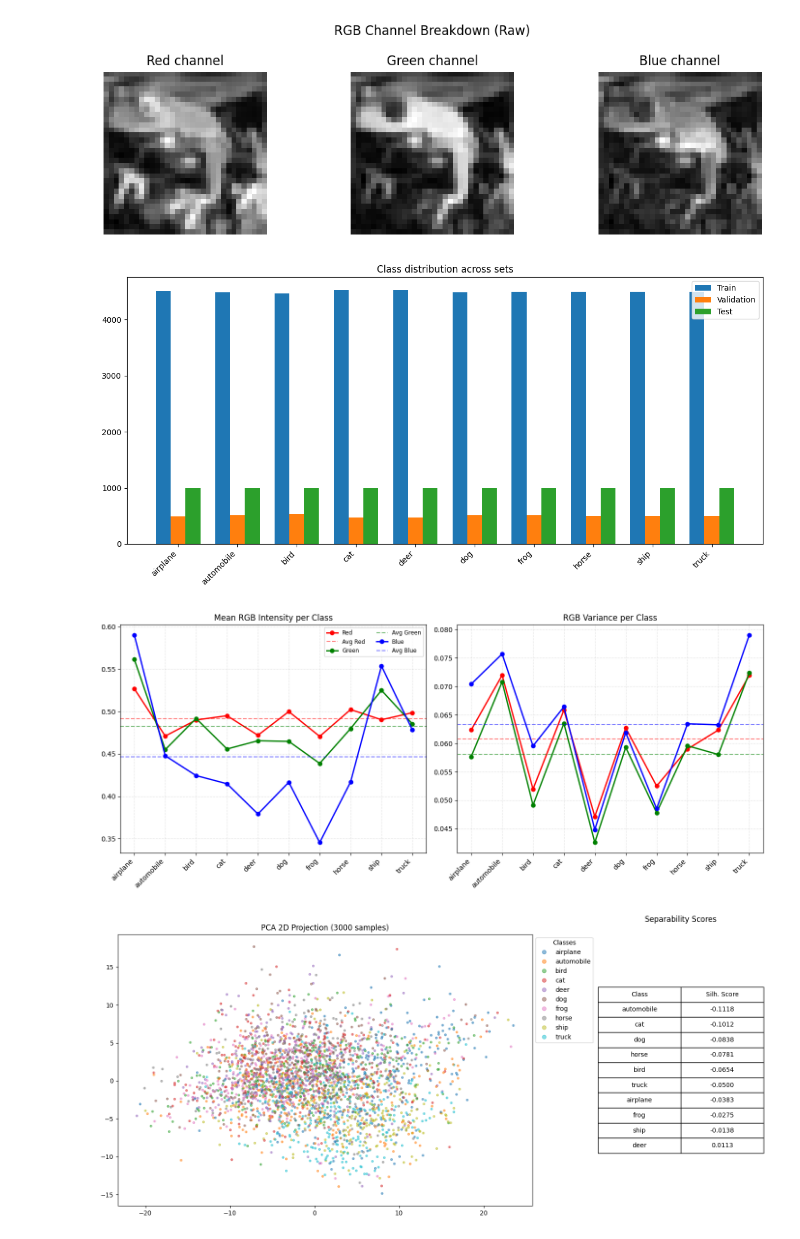
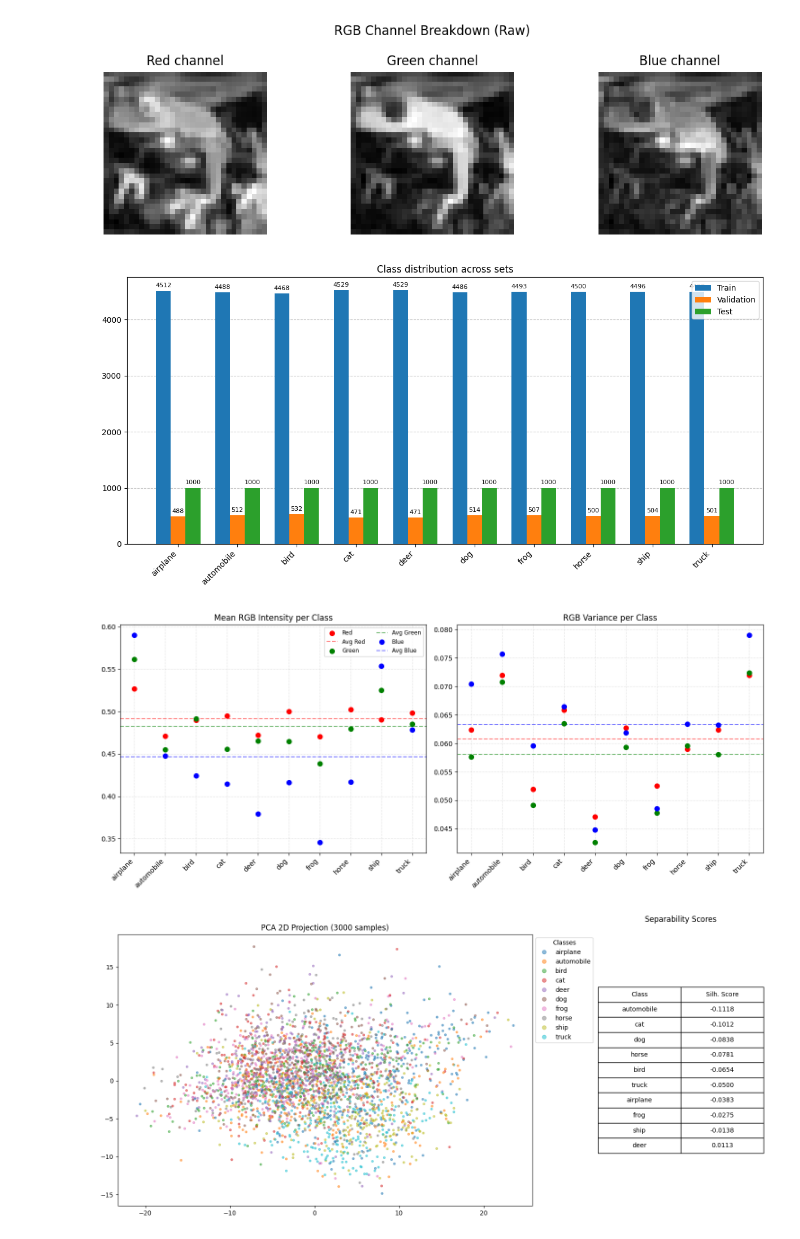
Before and after one commit to Rave-Cohen/DeepLearning_Ass_1, a Jupyter notebook: assignment_1_new_vers copy.ipynb, the cells around one changed output. Saved outputs shown, nothing was run; the diff lists cells and outputs as text; code cells hidden in the pictures.

```diff
--- a/assignment_1_new_vers.ipynb
+++ b/assignment_1_new_vers copy.ipynb
@@ -134,6 +132,10 @@ Image shape (C, H, W): torch.Size([3, 32, 32]) | Label: 6
 [figure]
 # %%
 # %%
+import numpy as np
+import matplotlib.pyplot as plt
+import matplotlib.ticker as ticker
+
 def plot_class_distribution(train_dataset, val_dataset, test_dataset):
     label_names = test_dataset.classes
     num_classes = len(label_names)
@@ -146,20 +148,36 @@ def plot_class_distribution(train_dataset, val_dataset, test_dataset):
     x = np.arange(num_classes)
     bar_width = 0.25
     fig, ax = plt.subplots(figsize=(12, 6))
-    ax.bar(x - bar_width, train_counts, width=bar_width, label="Train")
-    ax.bar(x, val_counts, width=bar_width, label="Validation")
-    ax.bar(x + bar_width, test_counts, width=bar_width, label="Test")
 
-    ax.set_xticks(x); ax.set_xticklabels(label_names, rotation=45, ha='right')
+    # Store the returned bars in variables and set zorder so they stay in front of grid lines
+    bars_train = ax.bar(x - bar_width, train_counts, width=bar_width, label="Train", zorder=3)
+    bars_val = ax.bar(x, val_counts, width=bar_width, label="Validation", zorder=3)
+    bars_test = ax.bar(x + bar_width, test_counts, width=bar_width, label="Test", zorder=3)
+
+    # 1. Print the result numbers above each bar
+    # padding=3 adds a tiny gap between the bar and the text
+    ax.bar_label(bars_train, padding=3, fmt='%d', fontsize=8)
+    ax.bar_label(bars_val, padding=3, fmt='%d', fontsize=8)
+    ax.bar_label(bars_test, padding=3, fmt='%d', fontsize=8)
+
+    # 2. Add horizontal lines at every 1k values on the y-axis
+    ax.yaxis.set_major_locator(ticker.MultipleLocator(1000))
+    ax.grid(axis='y', linestyle='--', alpha=0.7, zorder=0)
+
+    ax.set_xticks(x)
+    ax.set_xticklabels(label_names, rotation=45, ha='right')
     ax.set_title("Class distribution across sets")
-    ax.legend(); fig.tight_layout()
+
+    # Move legend slightly out of the way so it doesn't block the new text labels
+    ax.legend(loc='upper right')
+    fig.tight_layout()
     return fig
 
 fig_dist = plot_class_distribution(train_dataset, val_dataset, test_dataset)
-save_figure(fig_dist, "class_distribution_train_val_test.png"); plt.show()
+save_figure(fig_dist, "class_distribution_train_val_test.png")
+plt.show()
 # %% [output]
-[figure, old version]
+[figure, new version]
-# %%
 # %%
 def compute_class_rgb_stats(dataset):
     num_classes = len(dataset.dataset.classes)
@@ -185,44 +203,44 @@ def plot_rgb_stats(class_means, class_vars, class_names):
     # Calculate global averages (mean of all classes) for the reference lines
     global_means = np.mean(class_means, axis=0)
     global_vars = np.mean(class_vars, axis=0)
 
     # 1. Mean RGB Intensity Plot
     for i in range(3):
-        # Line graph for each class
-        axes[0].plot(x, class_means[:, i], color=colors[i], marker='o', label=labels[i], linewidth=2)
+        # Scatter plot for each class (NO connecting lines)
+        axes[0].scatter(x, class_means[:, i], color=colors[i], marker='o', label=labels[i], s=50, zorder=3)
         # Horizontal dashed line for the global mean of that color
-        axes[0].axhline(global_means[i], color=colors[i], linestyle='--', alpha=0.5, label=f'Avg {labels[i]}')
+        axes[0].axhline(global_means[i], color=colors[i], linestyle='--', alpha=0.5, label=f'Avg {labels[i]}', zorder=2)
 
     axes[0].set_title("Mean RGB Intensity per Class")
     axes[0].set_xticks(x)
     axes[0].set_xticklabels(class_names, rotation=45, ha='right')
-    axes[0].grid(True, linestyle=':', alpha=0.6)
+    axes[0].grid(True, linestyle=':', alpha=0.6, zorder=0)
     axes[0].legend(loc='upper right', fontsize='small', ncol=2)
 
     # 2. RGB Variance Plot
     for i in range(3):
-        # Line graph for each class
-        axes[1].plot(x, class_vars[:, i], color=colors[i], marker='o', linewidth=2)
+        # Scatter plot for each class (NO connecting lines)
+        axes[1].scatter(x, class_vars[:, i], color=colors[i], marker='o', s=50, zorder=3)
         # Horizontal dashed line for the global average variance of that color
-        axes[1].axhline(global_vars[i], color=colors[i], linestyle='--', alpha=0.5)
+        axes[1].axhline(global_vars[i], color=colors[i], linestyle='--', alpha=0.5, zorder=2)
 
     axes[1].set_title("RGB Variance per Class")
     axes[1].set_xticks(x)
     axes[1].set_xticklabels(class_names, rotation=45, ha='right')
-    axes[1].grid(True, linestyle=':', alpha=0.6)
+    axes[1].grid(True, linestyle=':', alpha=0.6, zorder=0)
 
     fig.tight_layout()
     return fig
 
 # Execute the updated logic
 class_means, class_vars = compute_class_rgb_stats(train_dataset)
 fig_rgb_stats = plot_rgb_stats(class_means, class_vars, train_dataset.dataset.classes)
 
-# Save and show
-save_figure(fig_rgb_stats, "rgb_stats_per_class_lined.png")
+# Save and show (updated filename)
+save_figure(fig_rgb_stats, "rgb_stats_per_class_scatter.png")
 plt.show()
 # %% [output]
-[figure, old version]
+[figure, new version]
 # %%
 # %%
 def plot_combined_analysis(dataset, num_samples=3000):
```
Also changed, not shown: parts of 10 cells of this notebook, 18 other files.
